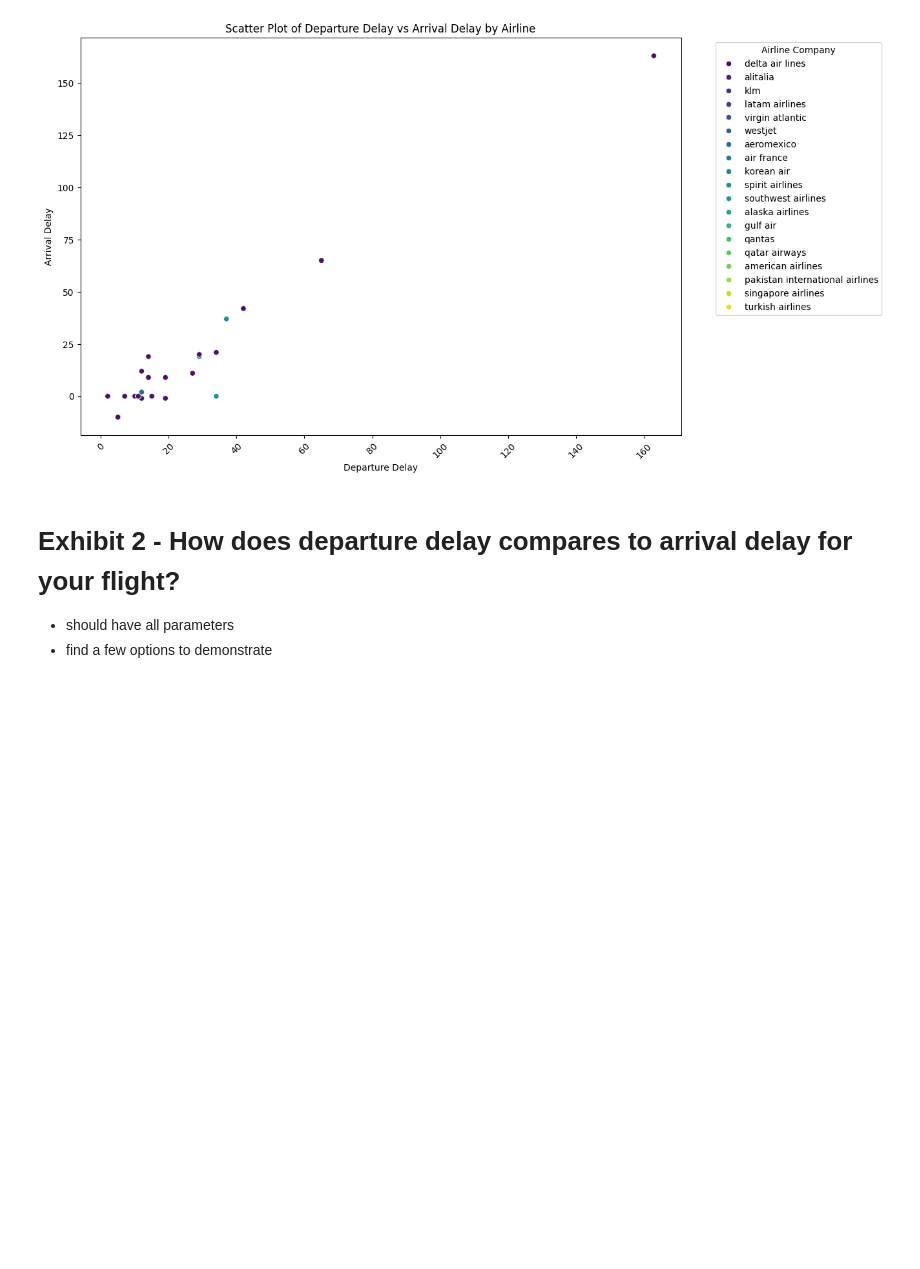
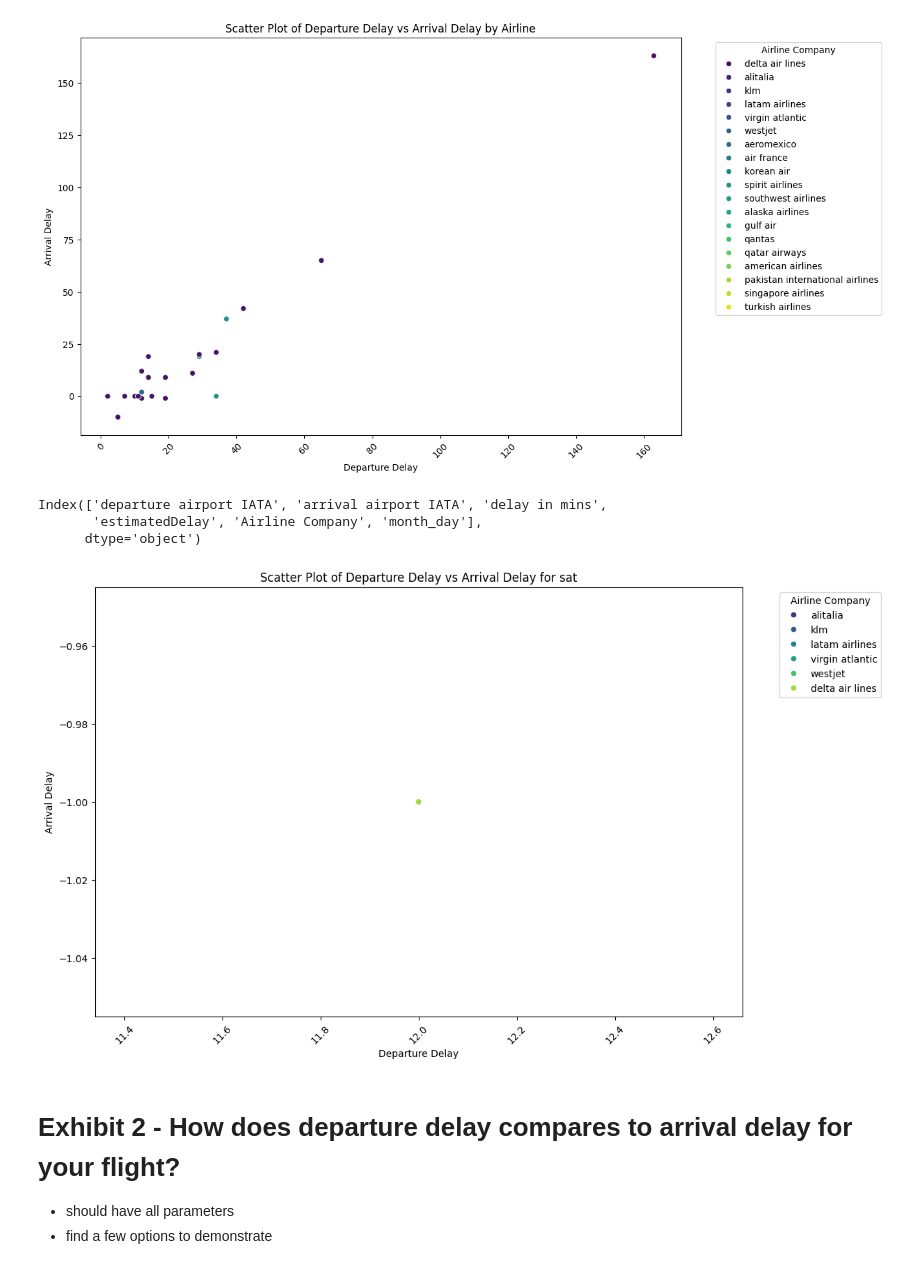
Before and after one commit to lse-ds105/ds105a-project-turkey-duck-and-fish, a Jupyter notebook: Code(src)/pplot-jan27.ipynb, the cells around one changed output. Drawn from its saved outputs; the diff is of its cells as text; code cells hidden in the pictures; blank space fills up the shorter version.

```diff
--- a/Code(src)/pplot-jan27.ipynb
+++ b/Code(src)/pplot-jan27.ipynb
@@ -103,6 +73,50 @@ Index(['departure airport IATA', 'arrival airport IATA', 'delay in mins',
        'estimatedDelay', 'Airline Company', 'month_day'],
       dtype='object')
 [figure]
+# %%
+# good, second graph, don't touch - data issue
+import pandas as pd
+import seaborn as sns
+import matplotlib.pyplot as plt
+
+# Assuming your dataset is stored in 'sample_final_data.csv'
+# df = pd.read_csv('sample_final_data.csv')
+
+# Get user input for the arrival airport
+arrival_airport_input = input("Enter arrival airport (e.g., LAX): ")
+
+# Filter the dataframe based on user input
+filtered_df = df[df['arrival airport IATA'] == arrival_airport_input]
+
+# Print the column names to identify the correct ones
+print(filtered_df.columns)
+
+# Adjust the column names based on your actual dataset
+x_column = 'delay in mins'  # Replace with the correct column name
+y_column = 'estimatedDelay'  # Replace with the correct column name
+
+# Plot using seaborn
+plt.figure(figsize=(12, 8))
+sns.scatterplot(x=x_column, y=y_column, hue='Airline Company', data=filtered_df, palette='viridis')
+
+# Rotate x-axis labels
+plt.xticks(rotation=45)
+
+# Set plot labels and title
+plt.xlabel('Departure Delay')
+plt.ylabel('Arrival Delay')
+plt.title(f'Scatter Plot of Departure Delay vs Arrival Delay for {arrival_airport_input}')
+
+# Show legend
+plt.legend(title='Airline Company', bbox_to_anchor=(1.05, 1), loc='upper left')
+
+# Display the plot
+plt.show()
+# %% [output]
+Index(['departure airport IATA', 'arrival airport IATA', 'delay in mins',
+       'estimatedDelay', 'Airline Company', 'month_day'],
+      dtype='object')
+[figure, added]
 # %% [markdown]
 # Exhibit 2 - How does departure delay compares to arrival delay for your flight?
 * should have all parameters
```
Also changed, not shown: parts of 12 cells of this notebook.
